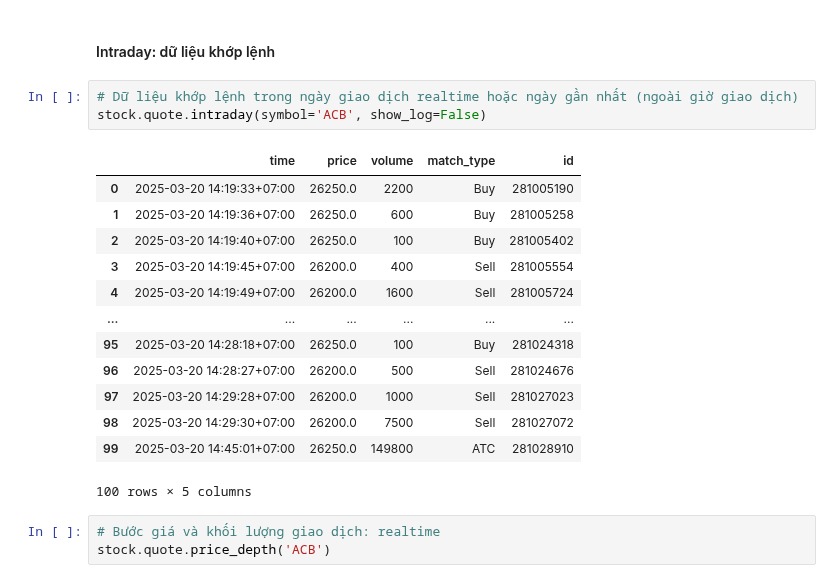
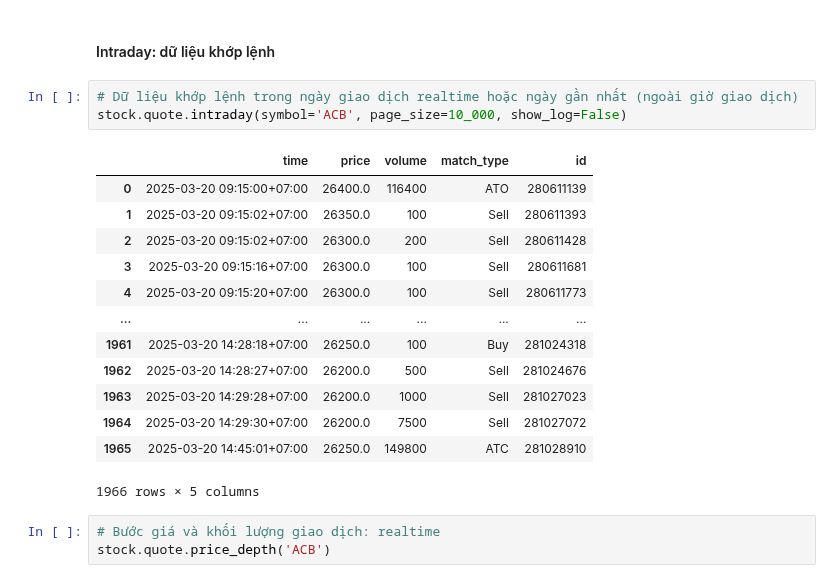
Before and after one commit to thinh-vu/vnstock, a Jupyter notebook: docs/1_vietnam_stock_vnstock3.ipynb, the cells around one changed output. Drawn from its saved outputs; the diff is of its cells as text.

```diff
--- a/docs/1_vietnam_stock_vnstock3.ipynb
+++ b/docs/1_vietnam_stock_vnstock3.ipynb
@@ -304,21 +301,21 @@ stock.quote.history(symbol='CII424002', start='2024-01-02', end='2025-03-19', in
 #### Intraday: dữ liệu khớp lệnh
 # %%
 # Dữ liệu khớp lệnh trong ngày giao dịch realtime hoặc ngày gần nhất (ngoài giờ giao dịch)
-stock.quote.intraday(symbol='ACB', show_log=False)
+stock.quote.intraday(symbol='ACB', page_size=10_000, show_log=False)
 # %% [output]
 |  | time | price | volume | match_type | id |
-| 0 | 2025-03-20 14:19:33+07:00 | 26250.0 | 2200 | Buy | 281005190 |
-| 1 | 2025-03-20 14:19:36+07:00 | 26250.0 | 600 | Buy | 281005258 |
-| 2 | 2025-03-20 14:19:40+07:00 | 26250.0 | 100 | Buy | 281005402 |
-| 3 | 2025-03-20 14:19:45+07:00 | 26200.0 | 400 | Sell | 281005554 |
-| 4 | 2025-03-20 14:19:49+07:00 | 26200.0 | 1600 | Sell | 281005724 |
+| 0 | 2025-03-20 09:15:00+07:00 | 26400.0 | 116400 | ATO | 280611139 |
+| 1 | 2025-03-20 09:15:02+07:00 | 26350.0 | 100 | Sell | 280611393 |
+| 2 | 2025-03-20 09:15:02+07:00 | 26300.0 | 200 | Sell | 280611428 |
+| 3 | 2025-03-20 09:15:16+07:00 | 26300.0 | 100 | Sell | 280611681 |
+| 4 | 2025-03-20 09:15:20+07:00 | 26300.0 | 100 | Sell | 280611773 |
 | ... | ... | ... | ... | ... | ... |
-| 95 | 2025-03-20 14:28:18+07:00 | 26250.0 | 100 | Buy | 281024318 |
-| 96 | 2025-03-20 14:28:27+07:00 | 26200.0 | 500 | Sell | 281024676 |
-| 97 | 2025-03-20 14:29:28+07:00 | 26200.0 | 1000 | Sell | 281027023 |
-| 98 | 2025-03-20 14:29:30+07:00 | 26200.0 | 7500 | Sell | 281027072 |
-| 99 | 2025-03-20 14:45:01+07:00 | 26250.0 | 149800 | ATC | 281028910 |
+| 1961 | 2025-03-20 14:28:18+07:00 | 26250.0 | 100 | Buy | 281024318 |
+| 1962 | 2025-03-20 14:28:27+07:00 | 26200.0 | 500 | Sell | 281024676 |
+| 1963 | 2025-03-20 14:29:28+07:00 | 26200.0 | 1000 | Sell | 281027023 |
+| 1964 | 2025-03-20 14:29:30+07:00 | 26200.0 | 7500 | Sell | 281027072 |
+| 1965 | 2025-03-20 14:45:01+07:00 | 26250.0 | 149800 | ATC | 281028910 |
-100 rows × 5 columns
+1966 rows × 5 columns
 # %%
 # Bước giá và khối lượng giao dịch: realtime
 stock.quote.price_depth('ACB')
```
Also changed, not shown: parts of 10 cells of this notebook, 8 other files.
